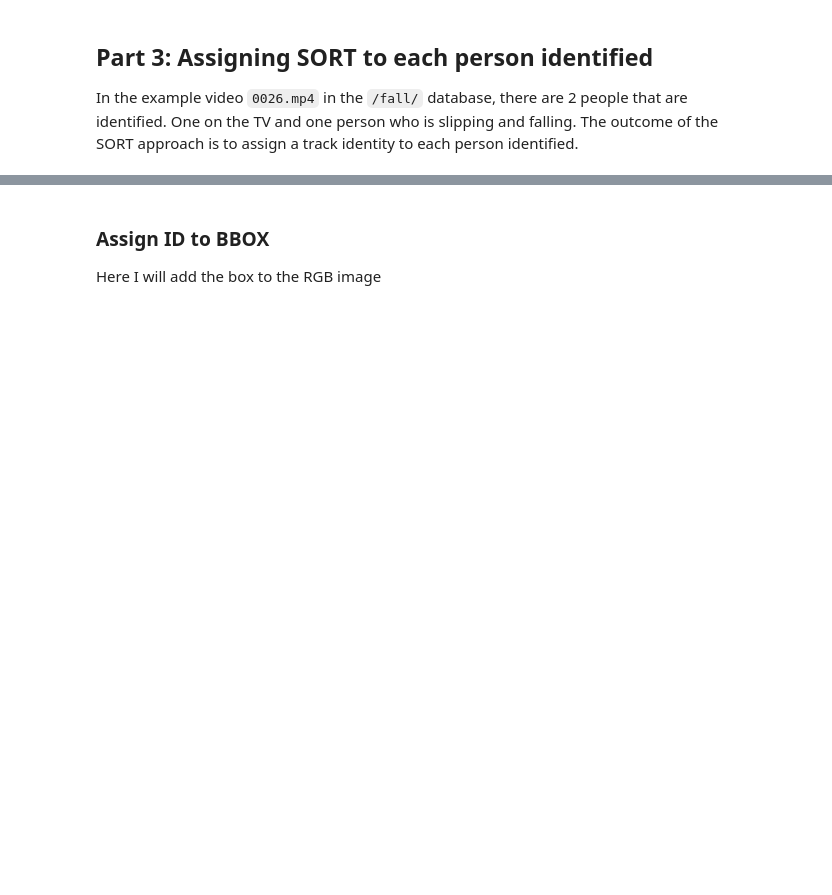
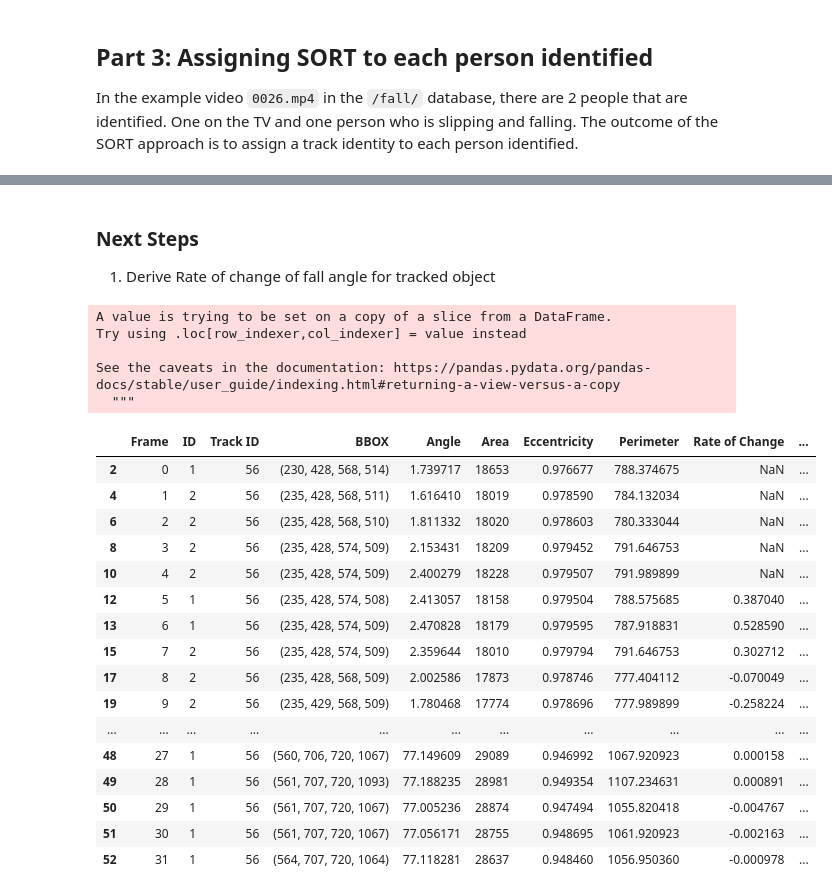
Before and after one commit to dbolya/yolact, a Jupyter notebook: notebook.ipynb, the cells around one changed output, grey strips where cells are left out. Saved outputs shown, nothing was run; the diff lists cells and outputs as text; code cells hidden in the pictures; blank space fills up the shorter version.

Commit message:
rate of change complete

```diff
--- a/notebook.ipynb
+++ b/notebook.ipynb
@@ -100,11 +105,13 @@ from skimage import measure, color
 import pandas as pd
 # %%
 dictionary = []
+minimal_dictionary = []
 for i in range(0, video_length):
     for region in measure.regionprops(output[i], color.rgb2gray(frames[i])):
         this_normalized_moment = region.moments_normalized
         angle = np.degrees((np.arctan2(2*this_normalized_moment[1,1], this_normalized_moment[2,0] - this_normalized_moment[0,2]))/2)
         dictionary.append({
+                        "UUID": random.randint(10000,99999),
                         "Frame": i,
                         "ID": region.label,
                         "Area": region.area,
@@ -112,6 +119,11 @@ for i in range(0, video_length):
                         "Angle": angle,
                         "BBOX": region.bbox,
                         "Eccentricity": region.eccentricity})
+        # The above is suitable for post-hoc image analysis. The below is the minimum input needed for the SORT algorithm.
+        minimal_dictionary.append({
+                        "Frame": i,
+                        "ID": region.label,
+                        "BBOX": region.bbox})
 # %%
 dude_angle = []
 for diction in dictionary:
@@ -191,3 +205,47 @@ for track, df in output_data.groupby('Track ID'):
-# %% [markdown]
-### Assign ID to BBOX
-Here I will add the box to the RGB image
+# %% [markdown]
+### Next Steps
+1. Derive Rate of change of fall angle for tracked object
+# %%
+class ChainedAssignent:
+    def __init__(self, chained=None):
+        acceptable = [None, 'warn', 'raise']
+        assert chained in acceptable, "chained must be in " + str(acceptable)
+        self.swcw = chained
+
+    def __enter__(self):
+        self.saved_swcw = pd.options.mode.chained_assignment
+        pd.options.mode.chained_assignment = self.swcw
+        return self
+
+    def __exit__(self, *args):
+        pd.options.mode.chained_assignment = self.saved_swcw
+# %%
+tracking_table = pd.DataFrame(tracked_bboxes)
+test_table = tracking_table.loc[(tracking_table['Track ID'] == 56), :]
+with ChainedAssignent():
+    test_table['Rate of Change'] = tracking_table.loc[(tracking_table['Track ID'] == 56), :]['Angle'].pct_change(5, fill_method = 'ffill')
+test_table['Slip-Fall'] = np.where(test_table['Rate of Change'] < -10, 'Falling', 'Fine')
+test_table
+# %% [output]
+A value is trying to be set on a copy of a slice from a DataFrame.
+Try using .loc[row_indexer,col_indexer] = value instead
+
+See the caveats in the documentation: https://pandas.pydata.org/pandas-docs/stable/user_guide/indexing.html#returning-a-view-versus-a-copy
+  """
+|  | Frame | ID | Track ID | BBOX | Angle | Area | Eccentricity | Perimeter | Rate of Change | ... |
+| 2 | 0 | 1 | 56 | (230, 428, 568, 514) | 1.739717 | 18653 | 0.976677 | 788.374675 | NaN | ... |
+| 4 | 1 | 2 | 56 | (235, 428, 568, 511) | 1.616410 | 18019 | 0.978590 | 784.132034 | NaN | ... |
+| 6 | 2 | 2 | 56 | (235, 428, 568, 510) | 1.811332 | 18020 | 0.978603 | 780.333044 | NaN | ... |
+| 8 | 3 | 2 | 56 | (235, 428, 574, 509) | 2.153431 | 18209 | 0.979452 | 791.646753 | NaN | ... |
+| 10 | 4 | 2 | 56 | (235, 428, 574, 509) | 2.400279 | 18228 | 0.979507 | 791.989899 | NaN | ... |
+| 12 | 5 | 1 | 56 | (235, 428, 574, 508) | 2.413057 | 18158 | 0.979504 | 788.575685 | 0.387040 | ... |
+| 13 | 6 | 1 | 56 | (235, 428, 574, 509) | 2.470828 | 18179 | 0.979595 | 787.918831 | 0.528590 | ... |
+| 15 | 7 | 2 | 56 | (235, 428, 574, 509) | 2.359644 | 18010 | 0.979794 | 791.646753 | 0.302712 | ... |
+| 17 | 8 | 2 | 56 | (235, 428, 568, 509) | 2.002586 | 17873 | 0.978746 | 777.404112 | -0.070049 | ... |
+| 19 | 9 | 2 | 56 | (235, 429, 568, 509) | 1.780468 | 17774 | 0.978696 | 777.989899 | -0.258224 | ... |
+| ... | ... | ... | ... | ... | ... | ... | ... | ... | ... | ... |
+| 48 | 27 | 1 | 56 | (560, 706, 720, 1067) | 77.149609 | 29089 | 0.946992 | 1067.920923 | 0.000158 | ... |
+| 49 | 28 | 1 | 56 | (561, 707, 720, 1093) | 77.188235 | 28981 | 0.949354 | 1107.234631 | 0.000891 | ... |
+| 50 | 29 | 1 | 56 | (561, 707, 720, 1067) | 77.005236 | 28874 | 0.947494 | 1055.820418 | -0.004767 | ... |
+| 51 | 30 | 1 | 56 | (561, 707, 720, 1067) | 77.056171 | 28755 | 0.948695 | 1061.920923 | -0.002163 | ... |
+| 52 | 31 | 1 | 56 | (564, 707, 720, 1064) | 77.118281 | 28637 | 0.948460 | 1056.950360 | -0.000978 | ... |
```
Also changed, not shown: parts of 12 cells of this notebook.
